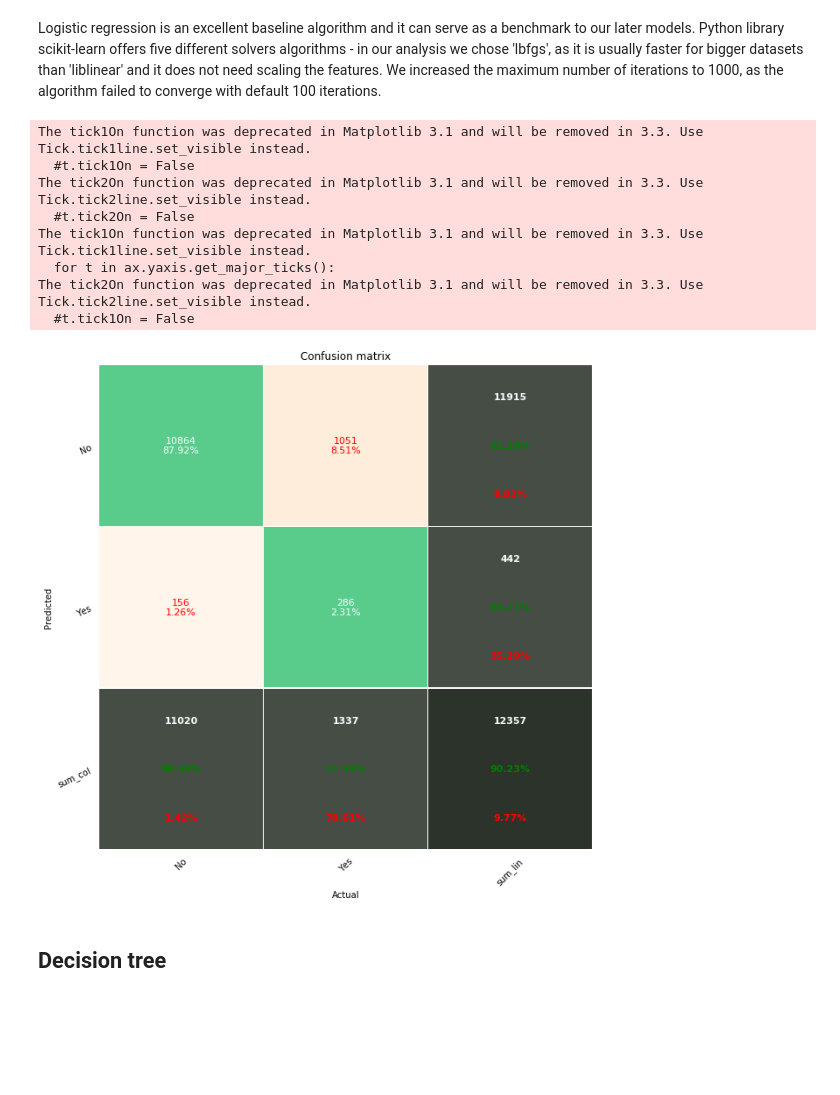
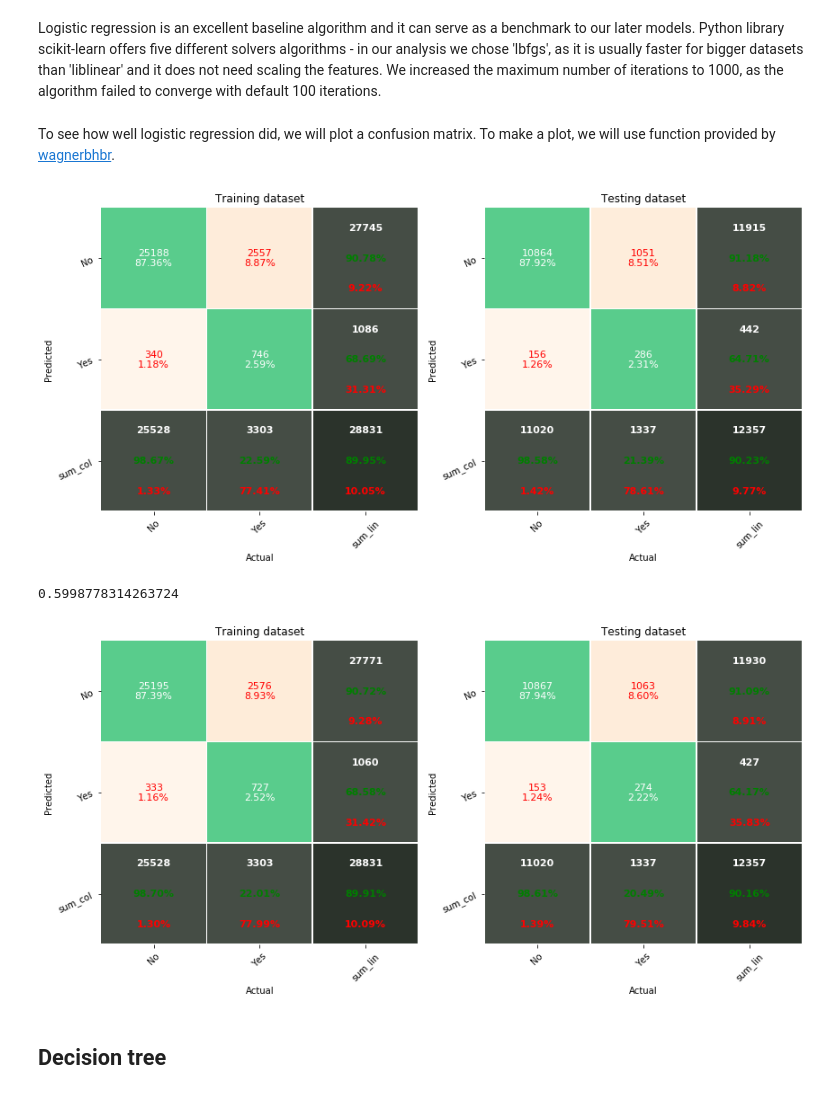
Before and after one commit to kasiakry/MLBigDataset, a Jupyter notebook: ml_2_big_dataset.ipynb, the cells around one changed output. Drawn from its saved outputs; the diff is of its cells as text; code cells hidden in the pictures; blank space fills up the shorter version.

```diff
--- a/ml_2_big_dataset.ipynb
+++ b/ml_2_big_dataset.ipynb
@@ -206,17 +293,7 @@ X_train, X_test, y_train, y_test = train_test_split(X, y, test_size=0.3, random_
 log_reg = LogisticRegression(solver='lbfgs', max_iter=1000).fit(X_train, y_train)
 
 # Predict on training dataset
+y_train_pred_lr = log_reg.predict(X_train)
+
+# Predict on testing dataset
 y_pred_lr = log_reg.predict(X_test)
-# %%
-from confusion_matrix_pretty_print import plot_confusion_matrix_from_data
-plot_confusion_matrix_from_data(y_test, y_pred_lr, figsize=[6,6], columns=['No', 'Yes'])
-# %% [output]
-The tick1On function was deprecated in Matplotlib 3.1 and will be removed in 3.3. Use Tick.tick1line.set_visible instead.
-  #t.tick1On = False
-The tick2On function was deprecated in Matplotlib 3.1 and will be removed in 3.3. Use Tick.tick2line.set_visible instead.
-  #t.tick2On = False
-The tick1On function was deprecated in Matplotlib 3.1 and will be removed in 3.3. Use Tick.tick1line.set_visible instead.
-  for t in ax.yaxis.get_major_ticks():
-The tick2On function was deprecated in Matplotlib 3.1 and will be removed in 3.3. Use Tick.tick2line.set_visible instead.
-  #t.tick1On = False
-[figure, removed]
@@ -231,2 +300,44 @@ print('F1 Score:', f1_score(y_test, y_pred_lr))
+# %% [markdown]
+To see how well logistic regression did, we will plot a confusion matrix. To make a plot, we will use function provided by [wagnerbhbr](https://github.com/wcipriano/pretty-print-confusion-matrix).
+# %%
+#import sys, importlib
+#importlib.reload(sys.modules['confusion_matrix_pretty_print'])
+from confusion_matrix_pretty_print import plot_confusion_matrix_from_data
+def plot_conf_m(y_train, y_train_pred, y_test, y_test_pred):
+  fig, axs = plt.subplots(1, 2)
+  plot_confusion_matrix_from_data(y_train, y_train_pred, figsize=[6,6], columns=['No','Yes'], pred_val_axis='y', ax1=axs[0], title='Training dataset')
+  plot_confusion_matrix_from_data(y_test, y_test_pred, figsize=[6,6], columns=['No','Yes'], pred_val_axis='y', ax1=fig.axes[1], title='Testing dataset')
+  fig.set_size_inches(12, 6)
+  fig.tight_layout()
+  fig.show();
+# %%
+plot_conf_m(y_train, y_train_pred_lr,y_test, y_pred_lr)
+# %% [output]
+[figure, added]
+# %%
+# area under curve
+roc_auc_score(y_test, y_pred_lr)
+# %% [output]
+0.5998778314263724
+# %%
+# Seperate the features from the target variable
+y = df_feat.y
+X = df_feat.drop('y', axis=1)
+
+# Divide dataset into training and testing subsets
+X_train, X_test, y_train, y_test = train_test_split(X, y, test_size=0.3, random_state=58)
+
+# Train model
+log_reg = LogisticRegression(solver='lbfgs', max_iter=1000).fit(X_train, y_train)
+
+# Predict on training dataset
+y_train_pred_lr = log_reg.predict(X_train)
+
+# Predict on testing dataset
+y_pred_lr = log_reg.predict(X_test)
+
+plot_conf_m(y_train, y_train_pred_lr,y_test, y_pred_lr)
+# %% [output]
+[figure, added]
 # %% [markdown]
 ## Decision tree
```
Also changed, not shown: parts of 27 cells of this notebook.
